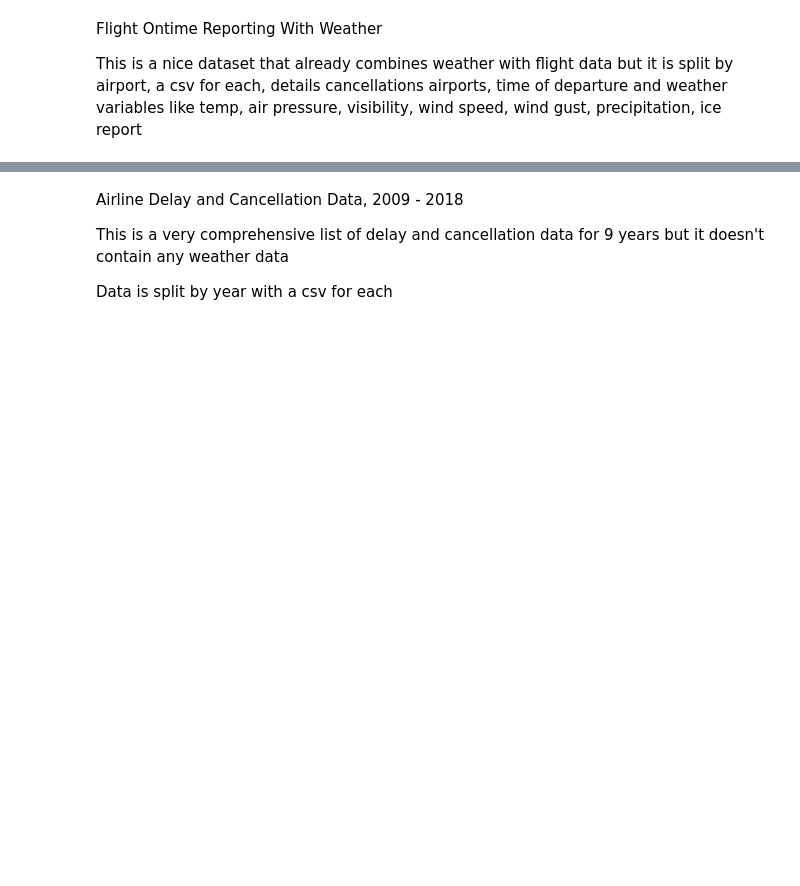
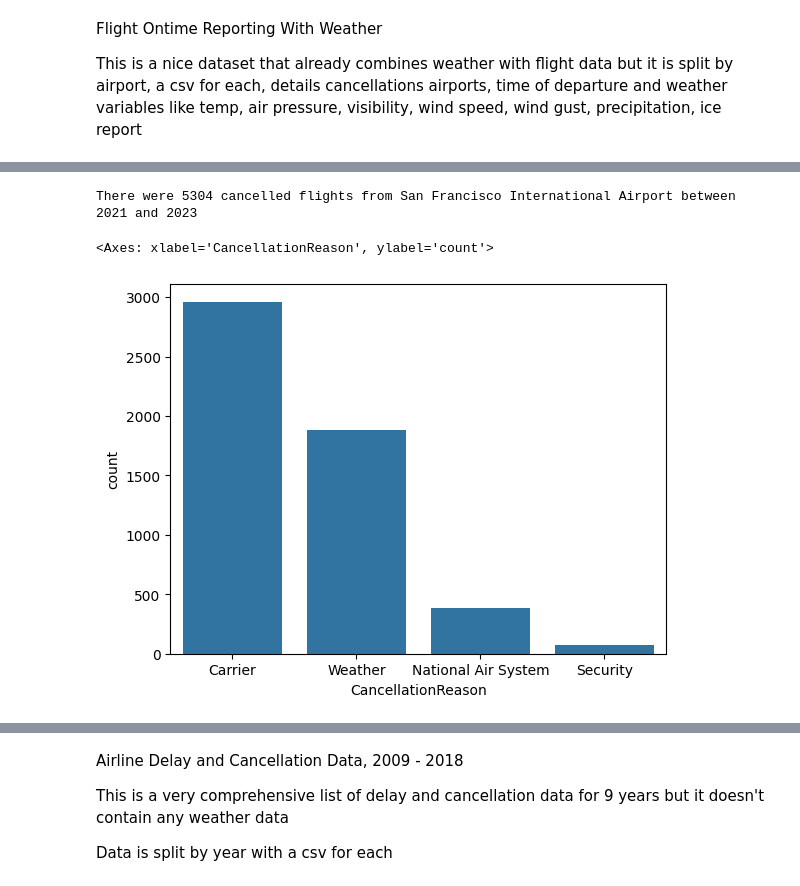
Before and after one commit to diego-mogollon/lateguru, a Jupyter notebook: notebooks/EDA_C.ipynb, the cells around one changed output, grey strips where cells are left out. Drawn from its saved outputs; the diff is of its cells as text; code cells hidden in the pictures; blank space fills up the shorter version.

Commit message:
Detailed EDA on the SFO.csv of Dataset B aka Flight Ontime Reporting With Weather from Kaggle

```diff
--- a/notebooks/EDA_C.ipynb
+++ b/notebooks/EDA_C.ipynb
@@ -96,3 +131,5 @@ cancelled_flights[cancelled_flights.duplicated()]
 Flight Ontime Reporting With Weather
 
 This is a nice dataset that already combines weather with flight data but it is split by airport, a csv for each, details cancellations airports, time of departure and weather variables like temp, air pressure, visibility, wind speed, wind gust, precipitation, ice report
+# %%
+sfo_df = pd.read_csv('../raw_data/Dataset_B_FORWW_Kaggle/SFO.csv')
@@ -98,0 +182,10 @@ This is a nice dataset that already combines weather with flight data but it is
+# %%
+num_cancelled_flights = sfo_df.CancellationReason.count()
+print(f"There were {num_cancelled_flights} cancelled flights from San Francisco International Airport between 2021 and 2023")
+# %% [output]
+There were 5304 cancelled flights from San Francisco International Airport between 2021 and 2023
+# %%
+sns.barplot(sfo_df.CancellationReason.value_counts())
+# %% [output]
+<Axes: xlabel='CancellationReason', ylabel='count'>
+[figure, added]
```
Also changed, not shown: parts of 28 cells of this notebook.
